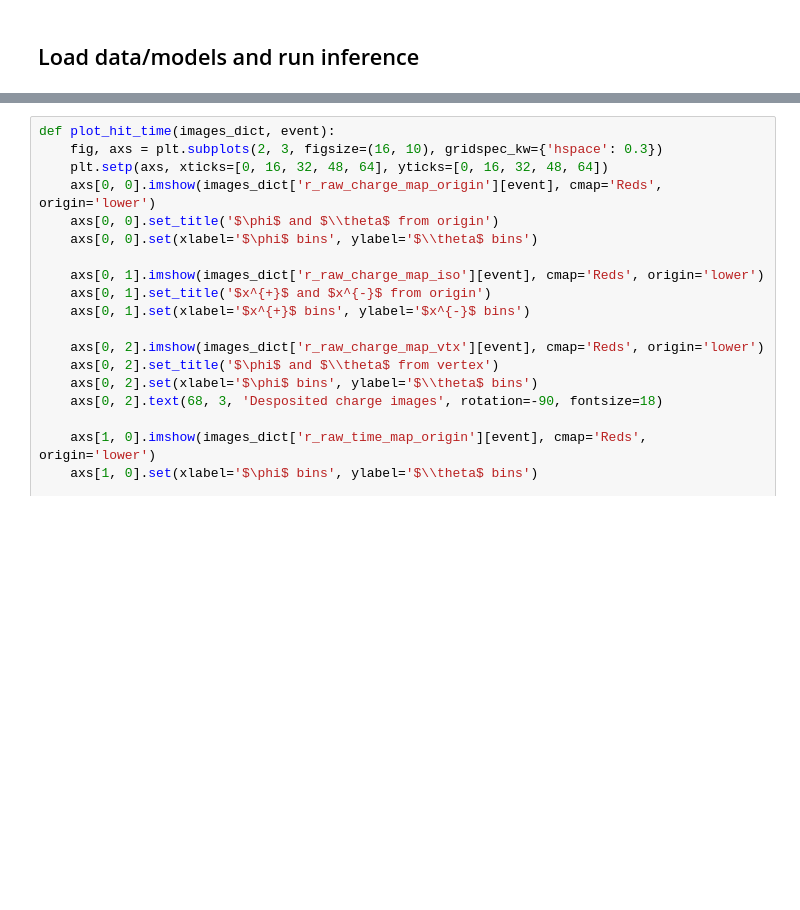
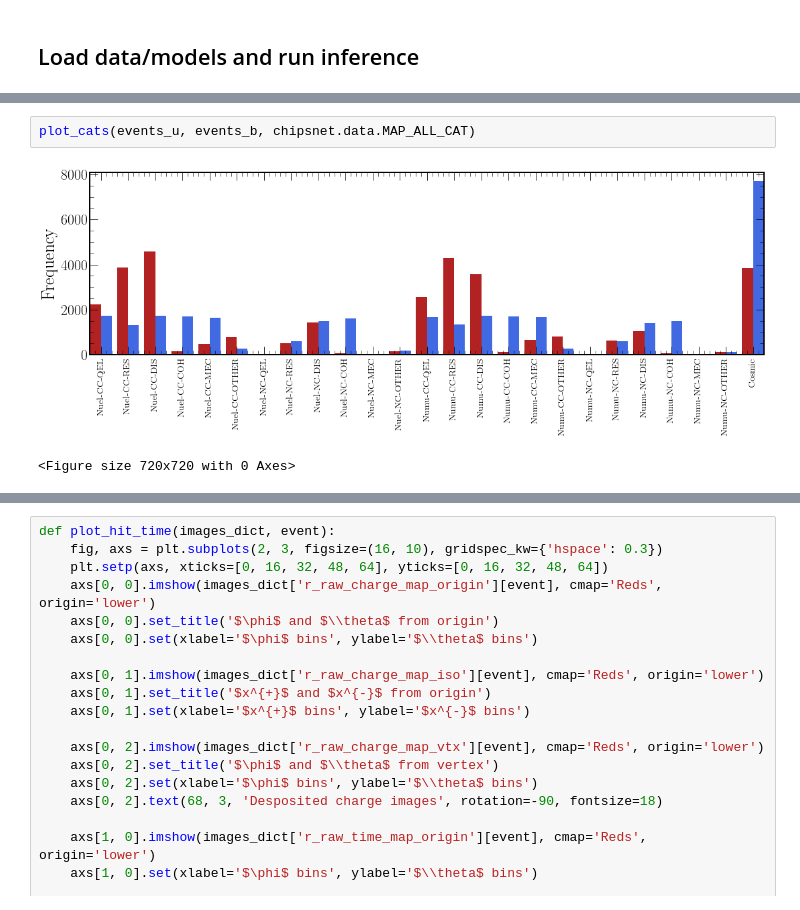
Before and after one commit to chipsneutrino/chips-net, a Jupyter notebook: analysis.ipynb, the cells around one changed output, grey strips where cells are left out. Cells and saved outputs as stored; diff of their text form; blank space fills up the shorter version.

```diff
--- a/analysis.ipynb
+++ b/analysis.ipynb
@@ -291,0 +146,5 @@ plt.show()
+# %%
+plot_cats(events_u, events_b, chipsnet.data.MAP_ALL_CAT)
+# %% [output]
+[figure, added]
+<Figure size 720x720 with 0 Axes>
```
Also changed, not shown: parts of 54 cells of this notebook, 3 other files.
